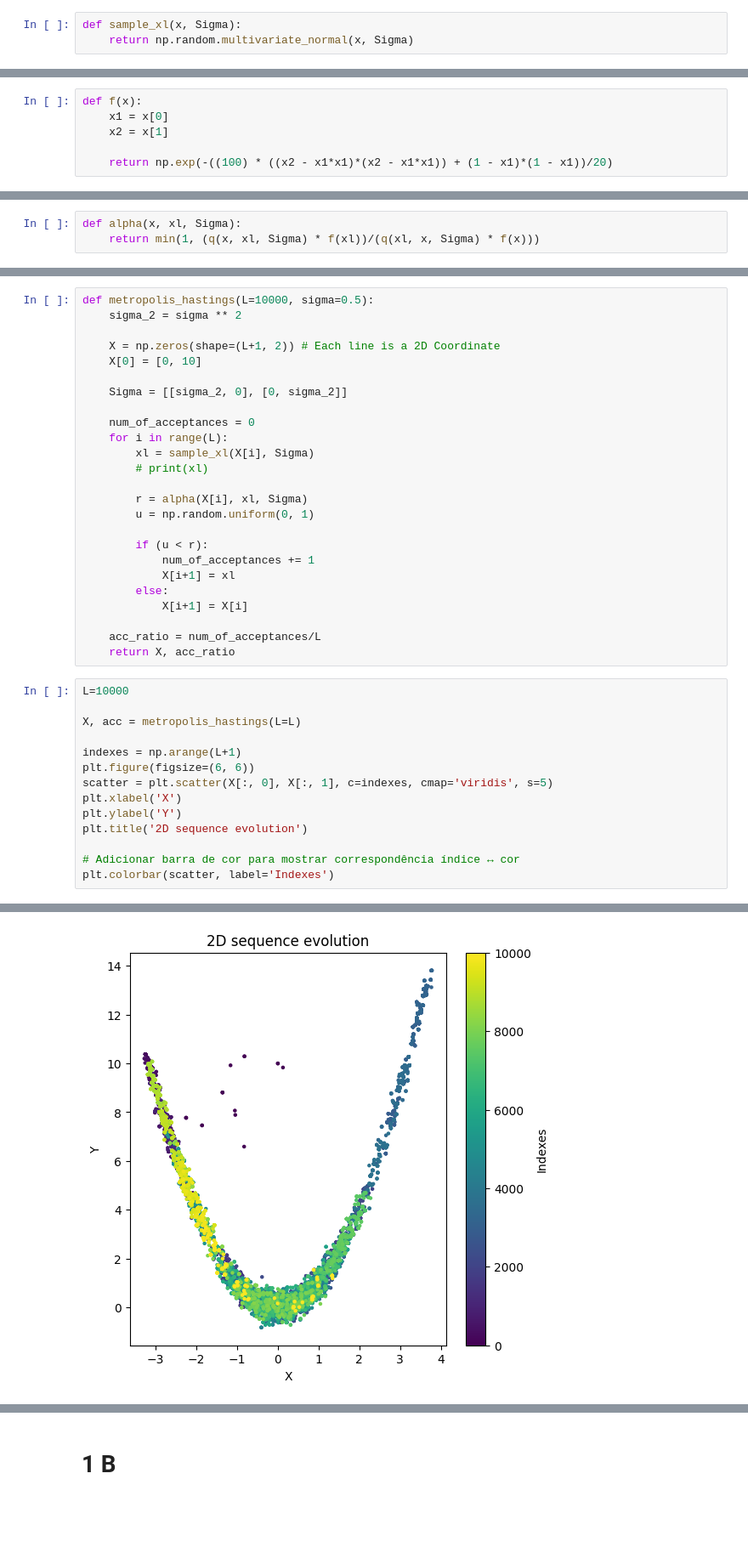
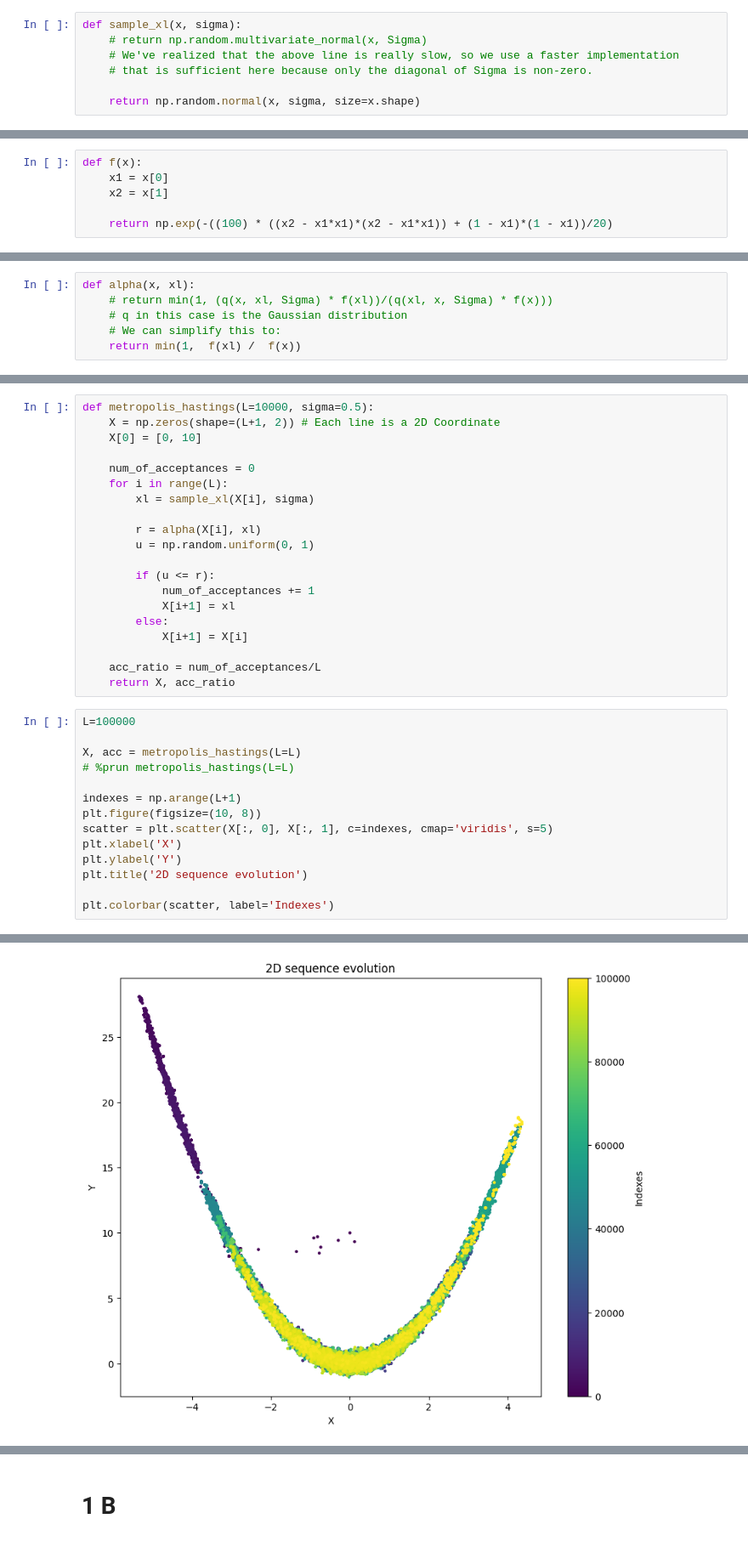
Before and after one commit to Vequis/AI-Machine-Learning-Studies, a Jupyter notebook: MachineLearning/python/Exercises/Exercise2/main.ipynb, the cells around one changed output, grey strips where cells are left out. Shown at 85% size. Cells and saved outputs as stored; diff of their text form; blank space fills up the shorter version.

```diff
--- a/MachineLearning/python/Exercises/Exercise2/main.ipynb
+++ b/MachineLearning/python/Exercises/Exercise2/main.ipynb
@@ -8,3 +12,7 @@ from mpl_toolkits.mplot3d import Axes3D
 # %%
-def sample_xl(x, Sigma):
-    return np.random.multivariate_normal(x, Sigma)
+def sample_xl(x, sigma):
+    # return np.random.multivariate_normal(x, Sigma)
+    # We've realized that the above line is really slow, so we use a faster implementation
+    # that is sufficient here because only the diagonal of Sigma is non-zero.
+
+    return np.random.normal(x, sigma, size=x.shape)
@@ -78,3 +101,6 @@ plt.show()
 # %%
-def alpha(x, xl, Sigma):
-    return min(1, (q(x, xl, Sigma) * f(xl))/(q(xl, x, Sigma) * f(x)))
+def alpha(x, xl):
+    # return min(1, (q(x, xl, Sigma) * f(xl))/(q(xl, x, Sigma) * f(x)))
+    # q in this case is the Gaussian distribution
+    # We can simplify this to:
+    return min(1,  f(xl) /  f(x))
@@ -81,21 +109,16 @@ def alpha(x, xl, Sigma):
 # %%
 def metropolis_hastings(L=10000, sigma=0.5):
-    sigma_2 = sigma ** 2
-
     X = np.zeros(shape=(L+1, 2)) # Each line is a 2D Coordinate
     X[0] = [0, 10]
 
-    Sigma = [[sigma_2, 0], [0, sigma_2]]
-
     num_of_acceptances = 0
     for i in range(L):
-        xl = sample_xl(X[i], Sigma)
-        # print(xl)
+        xl = sample_xl(X[i], sigma)
 
-        r = alpha(X[i], xl, Sigma)
+        r = alpha(X[i], xl)
         u = np.random.uniform(0, 1)
 
-        if (u < r):
+        if (u <= r):
             num_of_acceptances += 1
             X[i+1] = xl
         else:
@@ -104,20 +127,20 @@ def metropolis_hastings(L=10000, sigma=0.5):
     acc_ratio = num_of_acceptances/L
     return X, acc_ratio
 # %%
-L=10000
+L=100000
 
 X, acc = metropolis_hastings(L=L)
+# %prun metropolis_hastings(L=L)
 
 indexes = np.arange(L+1)
-plt.figure(figsize=(6, 6))
+plt.figure(figsize=(10, 8))
 scatter = plt.scatter(X[:, 0], X[:, 1], c=indexes, cmap='viridis', s=5)
 plt.xlabel('X')
 plt.ylabel('Y')
 plt.title('2D sequence evolution')
 
-# Adicionar barra de cor para mostrar correspondência índice ↔ cor
 plt.colorbar(scatter, label='Indexes')
 # %% [output]
 <matplotlib.colorbar.Colorbar at 0x...>
-[figure, old version]
+[figure, new version]
 # %%
```
Also changed, not shown: parts of 13 cells of this notebook, 3 other files.
